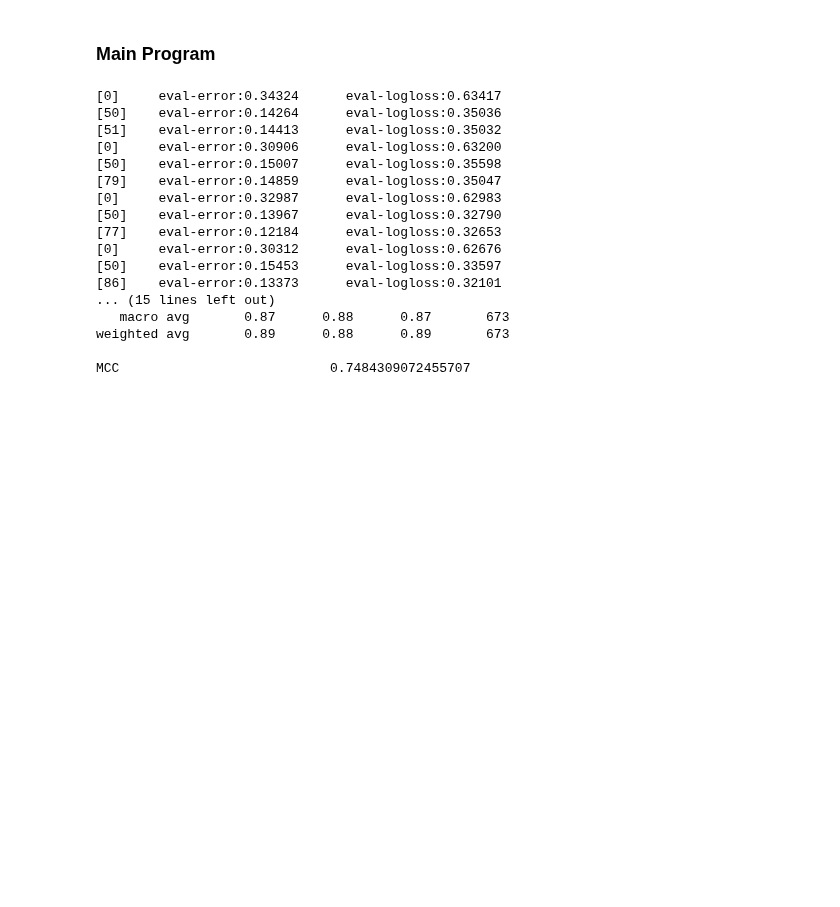
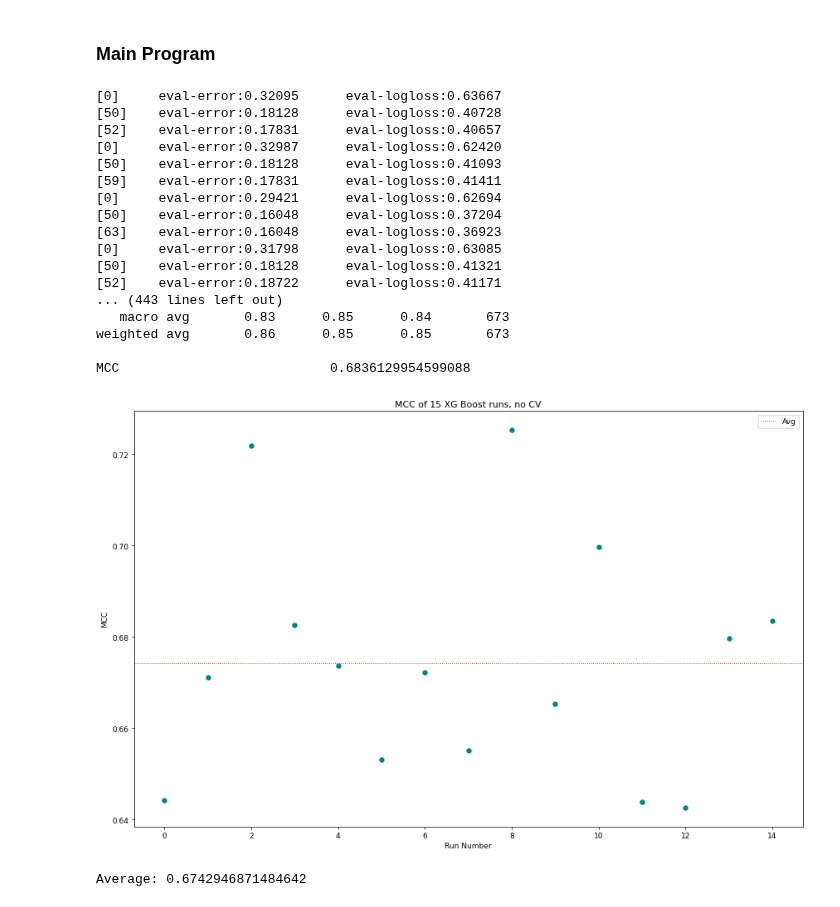
Before and after one commit to Shamin2512/Mutation-Classification, a Jupyter notebook: XGB_MutationClassification.ipynb, the cells around one changed output. Saved outputs shown, nothing was run; the diff lists cells and outputs as text; code cells hidden in the pictures; blank space fills up the shorter version.

Commit message:
Plots MCC from 15 runs. Average MCC 0.67

```diff
--- a/XGB_MutationClassification.ipynb
+++ b/XGB_MutationClassification.ipynb
@@ -505,43 +460,44 @@ def plot(Score_list):
 ### Main Program
 # %%
 file = "AC_dataset.csv"
-# Score_list = []
-# for i in range(0,15):
-Training_Set, Testing_Set          = Train_Test_Split(file)                                 #Create training and testing sets
-inData, classData, ValData, Vallabel = data(Training_Set, Testing_Set)                     #training/ testing features and labels
-# xgb_model = CV(Training_Set)                                                              #Cross-validate training set
+Score_list = []
+for i in range(0,15):
+    Training_Set, Testing_Set          = Train_Test_Split(file)                                 #Create training and testing sets
+    inData, classData, ValData, Vallabel = data(Training_Set, Testing_Set)                     #training/ testing features and labels
+    # xgb_model = CV(Training_Set)                                                              #Cross-validate training set
 
-# test(inData, classData, ValData, Vallabel)                                                          #Initial evaluation
+    # test(inData, classData, ValData, Vallabel)                                                          #Initial evaluation
 
-minClass, minSize, maxSize  = find_minority_class(classData)                            #Determines imbalance
-BF                          = Balance_ratio(maxSize, minSize)                           #Determins number of balancing folds needed
-Input_folds, Output_folds   = Balance_Folds(BF, inData, classData, minClass, minSize)   # balance() and balance_data() functions are called under this
-# BF_RFC_HP = Hyperparameter(BF, Input_folds, Output_folds)
-BF_GBC                      = BF_fitting(BF, Input_folds, Output_folds, ValData, Vallabel)
-Prob_matrix                 = BF_validate(BF_GBC, ValData)
+    minClass, minSize, maxSize  = find_minority_class(classData)                            #Determines imbalance
+    BF                          = Balance_ratio(maxSize, minSize)                           #Determins number of balancing folds needed
+    Input_folds, Output_folds   = Balance_Folds(BF, inData, classData, minClass, minSize)   # balance() and balance_data() functions are called under this
+    # BF_RFC_HP = Hyperparameter(BF, Input_folds, Output_folds)
+    BF_GBC                      = BF_fitting(BF, Input_folds, Output_folds, ValData, Vallabel)
+    Prob_matrix                 = BF_validate(BF_GBC, ValData)
 
-Final_vote, Sum_PD, Sum_SNP = Weighted_Vote(Prob_matrix)
-# S_Out                       = Final_score(Sum_PD, Sum_SNP, BF)
+    Final_vote, Sum_PD, Sum_SNP = Weighted_Vote(Prob_matrix)
 
-MCC = evalutation(Final_vote, Vallabel)
+    MCC = evalutation(Final_vote, Vallabel)
+    Score_list.append(MCC)
 
-# Score_list.append(MCC)
-# plot(Score_list)
+plot(Score_list)
 # %% [output]
-[0]     eval-error:0.34324      eval-logloss:0.63417
-[50]    eval-error:0.14264      eval-logloss:0.35036
-[51]    eval-error:0.14413      eval-logloss:0.35032
-[0]     eval-error:0.30906      eval-logloss:0.63200
-[50]    eval-error:0.15007      eval-logloss:0.35598
-[79]    eval-error:0.14859      eval-logloss:0.35047
-[0]     eval-error:0.32987      eval-logloss:0.62983
-[50]    eval-error:0.13967      eval-logloss:0.32790
-[77]    eval-error:0.12184      eval-logloss:0.32653
-[0]     eval-error:0.30312      eval-logloss:0.62676
-[50]    eval-error:0.15453      eval-logloss:0.33597
-[86]    eval-error:0.13373      eval-logloss:0.32101
-... (15 lines left out)
-   macro avg       0.87      0.88      0.87       673
-weighted avg       0.89      0.88      0.89       673
+[0]     eval-error:0.32095      eval-logloss:0.63667
+[50]    eval-error:0.18128      eval-logloss:0.40728
+[52]    eval-error:0.17831      eval-logloss:0.40657
+[0]     eval-error:0.32987      eval-logloss:0.62420
+[50]    eval-error:0.18128      eval-logloss:0.41093
+[59]    eval-error:0.17831      eval-logloss:0.41411
+[0]     eval-error:0.29421      eval-logloss:0.62694
+[50]    eval-error:0.16048      eval-logloss:0.37204
+[63]    eval-error:0.16048      eval-logloss:0.36923
+[0]     eval-error:0.31798      eval-logloss:0.63085
+[50]    eval-error:0.18128      eval-logloss:0.41321
+[52]    eval-error:0.18722      eval-logloss:0.41171
+... (443 lines left out)
+   macro avg       0.83      0.85      0.84       673
+weighted avg       0.86      0.85      0.85       673
 
-MCC                           0.7484309072455707
+MCC                           0.6836129954599088
+[figure, added]
+Average: 0.6742946871484642
```
Also changed, not shown: parts of 2 cells of this notebook.
